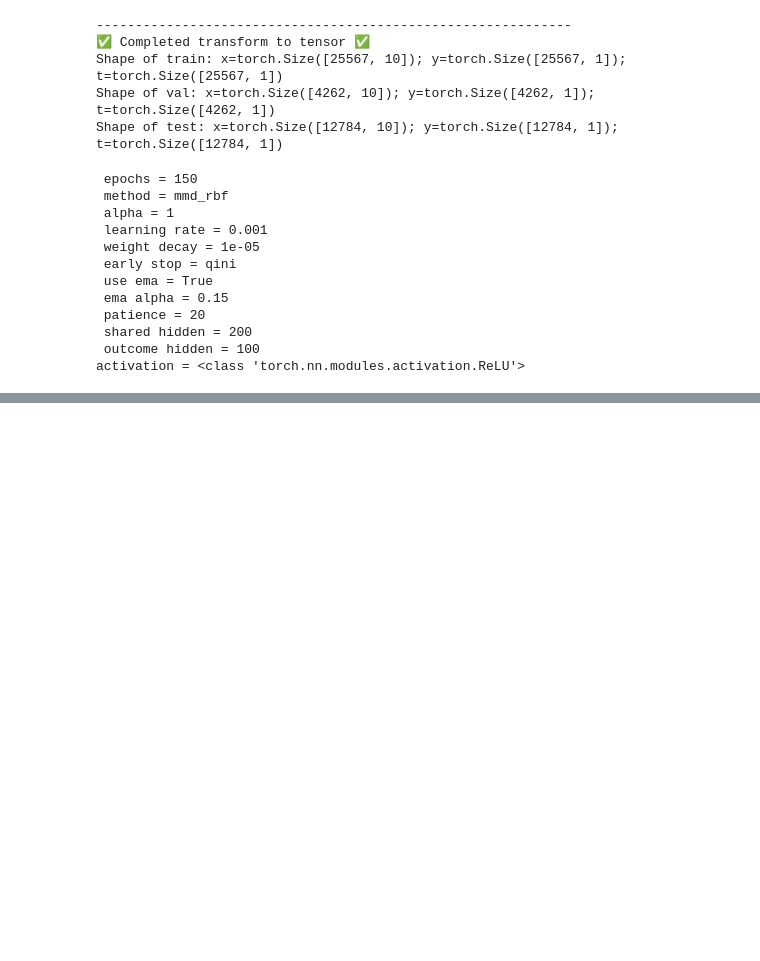
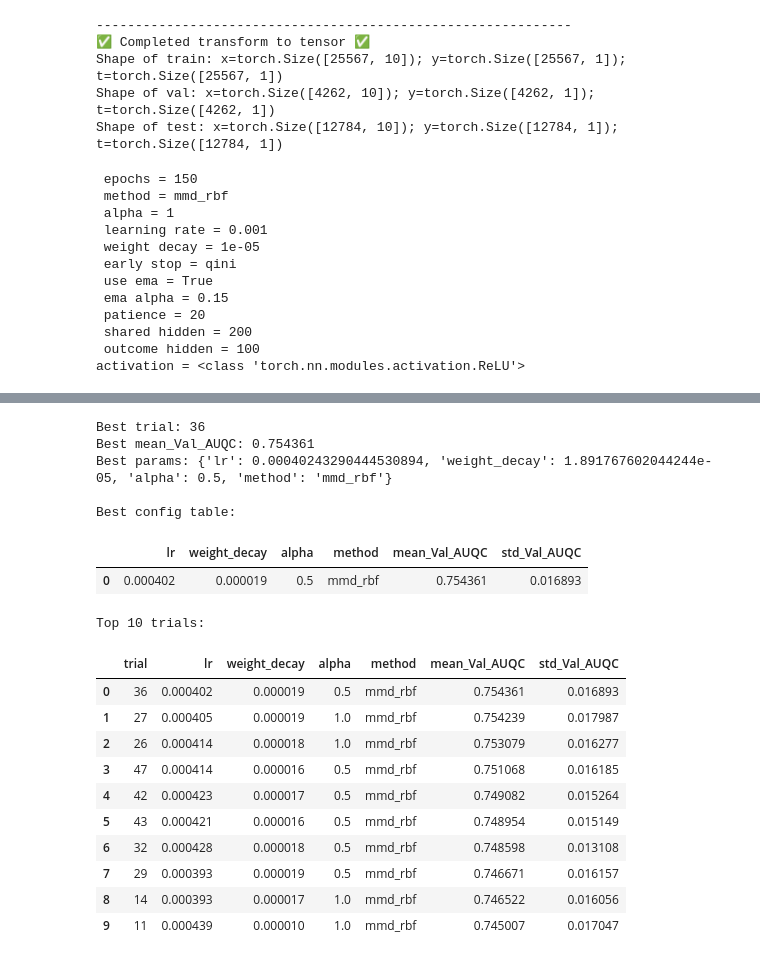
Before and after one commit to ducvu0904/Benchmark-conversion-vs-revenue-uplift-modeling, a Jupyter notebook: Conversion/CFRnet/main_men_cfrnet.ipynb, the cells around one changed output, grey strips where cells are left out. Cells and saved outputs as stored; diff of their text form; code cells hidden in the pictures; blank space fills up the shorter version.

```diff
--- a/Conversion/CFRnet/main_men_cfrnet.ipynb
+++ b/Conversion/CFRnet/main_men_cfrnet.ipynb
@@ -504,4 +241,51 @@ Epoch 12/150 | Loss: 0.5248 | Val Loss: 0.5238 | Val Qini: 0.3923 ✓ above tren
 ... (88 outputs left out)
+# %%
+from IPython.display import display
+
+if 'study' not in globals():
+    print('Run Cell 10 (Optuna tuning) first.')
+else:
+    print(f"Best trial: {study.best_trial.number}")
+    print(f"Best mean_Val_AUQC: {study.best_value:.6f}")
+    print(f"Best params: {study.best_params}")
+
+if 'best_cfg' in globals():
+    print('\nBest config table:')
+    display(best_cfg.to_frame().T)
+else:
+    print('\nbest_cfg not found.')
+
+if 'df_grid' in globals():
+    print('\nTop 10 trials:')
+    display(df_grid.head(10))
+else:
+    print('\ndf_grid not found.')
+
+if 'df_results' in globals():
+    print('\nPer-seed test results:')
+    display(df_results)
+    print('\nTest metrics mean ± std:')
+    display(df_results.drop(columns='Seed').agg(['mean', 'std']))
+# %% [output]
+Best trial: 36
+Best mean_Val_AUQC: 0.754361
+Best params: {'lr': 0.00040243290444530894, 'weight_decay': 1.891767602044244e-05, 'alpha': 0.5, 'method': 'mmd_rbf'}
+
+Best config table:
+|  | lr | weight_decay | alpha | method | mean_Val_AUQC | std_Val_AUQC |
+| 0 | 0.000402 | 0.000019 | 0.5 | mmd_rbf | 0.754361 | 0.016893 |
+Top 10 trials:
+|  | trial | lr | weight_decay | alpha | method | mean_Val_AUQC | std_Val_AUQC |
+| 0 | 36 | 0.000402 | 0.000019 | 0.5 | mmd_rbf | 0.754361 | 0.016893 |
+| 1 | 27 | 0.000405 | 0.000019 | 1.0 | mmd_rbf | 0.754239 | 0.017987 |
+| 2 | 26 | 0.000414 | 0.000018 | 1.0 | mmd_rbf | 0.753079 | 0.016277 |
+| 3 | 47 | 0.000414 | 0.000016 | 0.5 | mmd_rbf | 0.751068 | 0.016185 |
+| 4 | 42 | 0.000423 | 0.000017 | 0.5 | mmd_rbf | 0.749082 | 0.015264 |
+| 5 | 43 | 0.000421 | 0.000016 | 0.5 | mmd_rbf | 0.748954 | 0.015149 |
+| 6 | 32 | 0.000428 | 0.000018 | 0.5 | mmd_rbf | 0.748598 | 0.013108 |
+| 7 | 29 | 0.000393 | 0.000019 | 0.5 | mmd_rbf | 0.746671 | 0.016157 |
+| 8 | 14 | 0.000393 | 0.000017 | 1.0 | mmd_rbf | 0.746522 | 0.016056 |
+| 9 | 11 | 0.000439 | 0.000010 | 1.0 | mmd_rbf | 0.745007 | 0.017047 |
 # %%
 import pandas as pd
 import numpy as np
```
Also changed, not shown: parts of 4 cells of this notebook, 16 other files.
